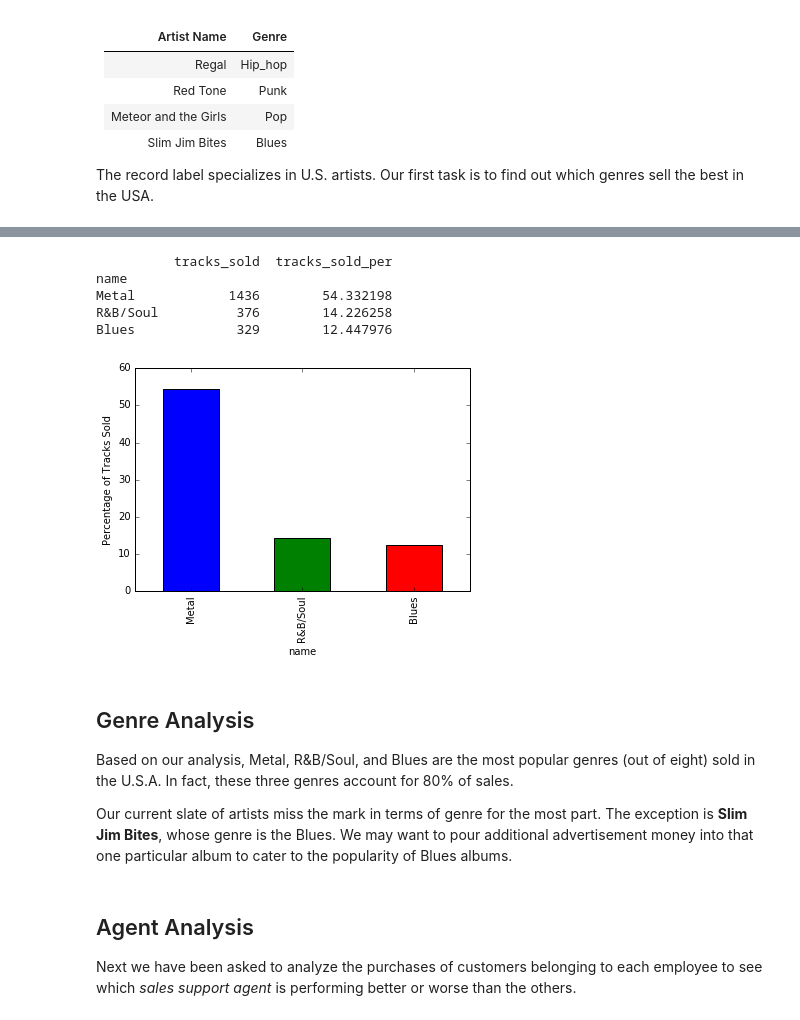
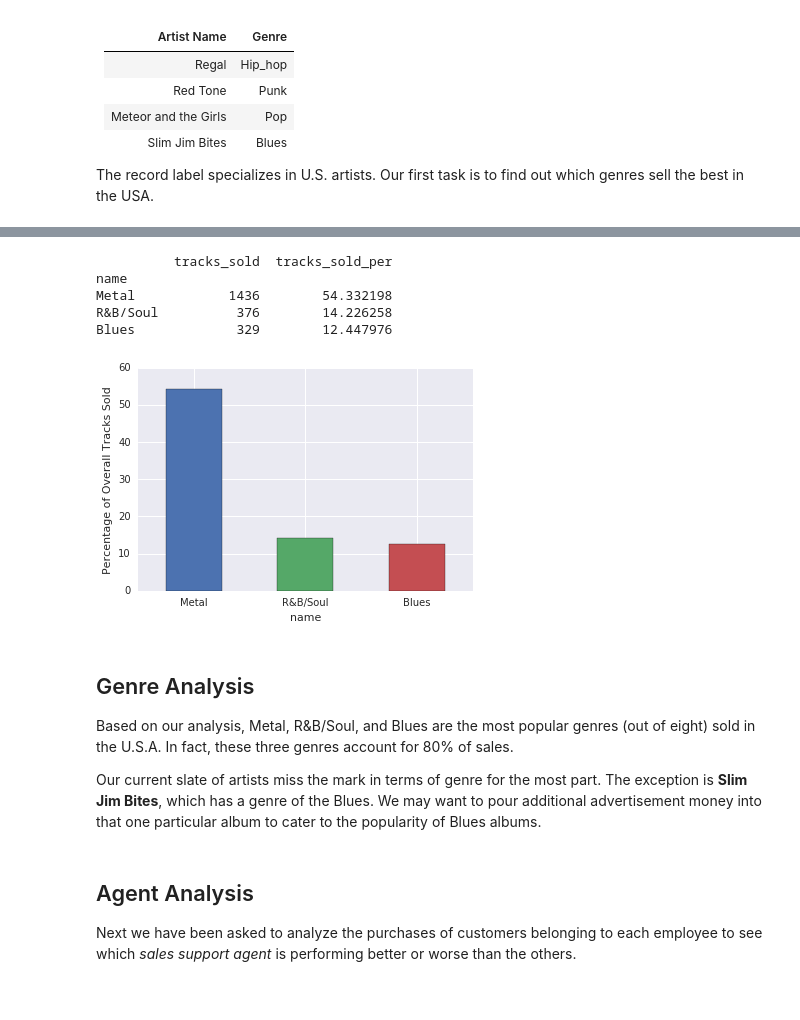
Before and after one commit to michaelwahlin/chinook-record-store, a Jupyter notebook: Basics.ipynb, the cells around one changed output, grey strips where cells are left out. Cells and saved outputs as stored; diff of their text form; code cells hidden in the pictures.

```diff
--- a/Basics.ipynb
+++ b/Basics.ipynb
@@ -23,6 +23,8 @@ import sqlite3
 import numpy as np
 import pandas as pd
 import matplotlib.pyplot as plt
+import seaborn as sns
+sns.set_style('darkgrid')
 %matplotlib inline
 # %%
 def run_query(q):
@@ -76,40 +79,41 @@ WITH genres_usa AS (
     HAVING i.billing_country = "USA"
     ORDER BY COUNT(il.quantity) DESC
 ),
     track_total AS (
     SELECT
         SUM(tracks_sold) AS tracks_sold_sum
     FROM genres_usa
 )
 
 SELECT
     g.name,
     g.tracks_sold,
     (CAST(g.tracks_sold AS Float) / t.tracks_sold_sum) * 100 tracks_sold_per
 FROM genres_usa g, track_total t
 LIMIT 3;
 """
 
 result = run_query(q)
 
 result.set_index("name", drop=True, inplace=True)
 print(result)
 
 ax = result.iloc[:,1].plot.bar()
-ax.set_ylabel('Percentage of Tracks Sold')
+ax.set_ylabel('Percentage of Overall Tracks Sold')
+plt.xticks(rotation=0)
 plt.show()
 # %% [output]
           tracks_sold  tracks_sold_per
 name
 Metal            1436        54.332198
 R&B/Soul          376        14.226258
 Blues             329        12.447976
-[figure, old version]
+[figure, new version]
 # %% [markdown]
 ## Genre Analysis
 Based on our analysis, Metal, R&B/Soul, and Blues are the most popular genres (out of eight) sold in the U.S.A. In fact, these three genres account for 80% of sales.
 
-Our current slate of artists miss the mark in terms of genre for the most part. The exception is **Slim Jim Bites**, whose genre is the Blues. We may want to pour additional advertisement money into that one particular album to cater to the popularity of Blues albums.
+Our current slate of artists miss the mark in terms of genre for the most part. The exception is **Slim Jim Bites**, which has a genre of the Blues. We may want to pour additional advertisement money into that one particular album to cater to the popularity of Blues albums.
 # %% [markdown]
 ## Agent Analysis
 Next we have been asked to analyze the purchases of customers belonging to each employee to see which *sales support agent* is performing better or worse than the others.
```
Also changed, not shown: parts of 12 cells of this notebook.
